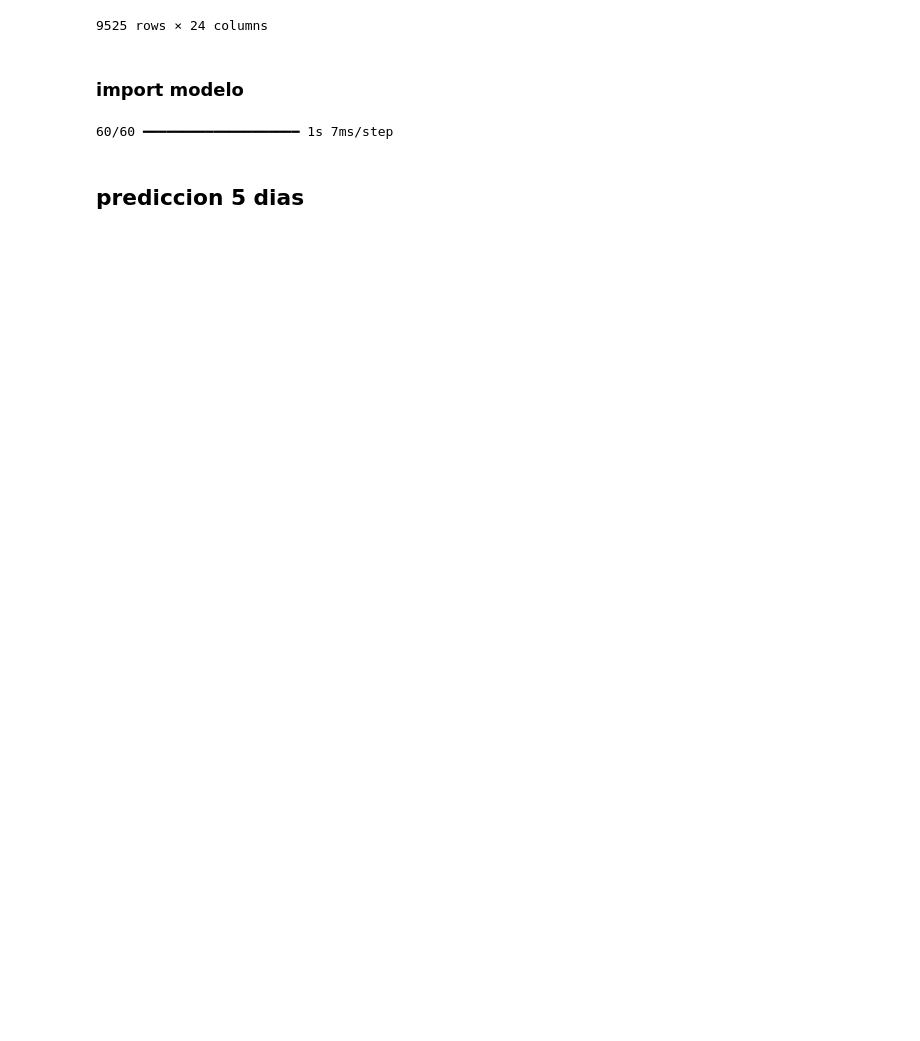
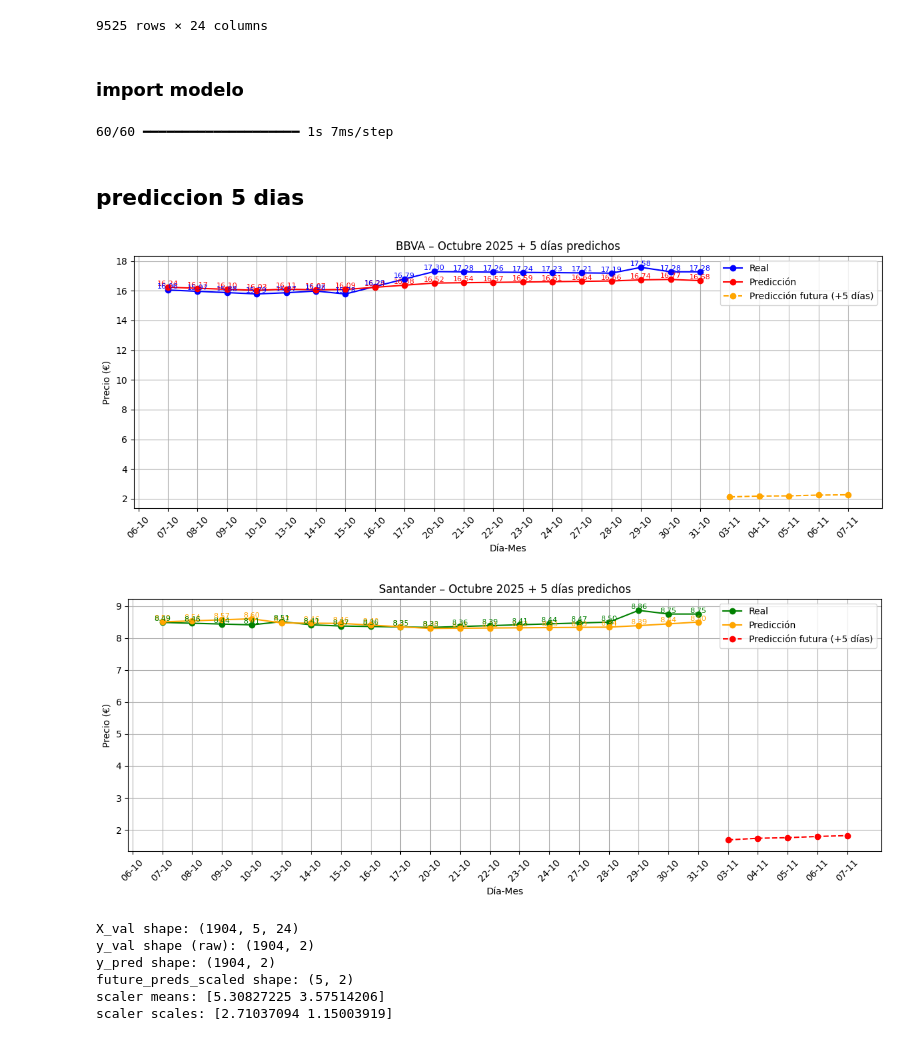
Before and after one commit to alejandromtnz/RNN-Prediccion_acciones, a Jupyter notebook: notebooks/RNN/prediccion5dias.ipynb, the cells around one changed output. Saved outputs shown, nothing was run; the diff lists cells and outputs as text; code cells hidden in the pictures; blank space fills up the shorter version.

Commit message:
pimeras predicciones

```diff
--- a/notebooks/RNN/prediccion5dias.ipynb
+++ b/notebooks/RNN/prediccion5dias.ipynb
@@ -224,34 +224,38 @@ df_val_san_inv = pd.DataFrame({
 # ===============================
 # 6️⃣ Predicción 5 días hacia adelante
 # ===============================
-# Tomamos el último bloque de datos de validación y predecimos iterativamente
 import numpy as np
 from datetime import timedelta
 import pandas as pd
 
-n_days_ahead = 5
-last_X = X_val[-1:]  # último bloque temporal usado en validación
-future_preds = []
+n_future = 5  # días a predecir
+last_X = X_val[-1:].copy()  # última ventana usada
+future_preds_scaled = []
 
-for _ in range(n_days_ahead):
-    pred = model.predict(last_X)
-    future_preds.append(pred[0])  # guardar (2 valores: BBVA, SAN)
+for _ in range(n_future):
+    # 1️⃣ Predicción del modelo
+    pred_scaled = model.predict(last_X, verbose=0)
+    future_preds_scaled.append(pred_scaled[0])  # (2,)
 
-    # actualizar ventana: eliminar primer paso y añadir la predicción
-    new_step = np.expand_dims(pred, axis=0)
-    last_X = np.concatenate([last_X[:, 1:, :], new_step], axis=1)
+    # 2️⃣ Crear nuevo vector de entrada manteniendo dimensiones originales
+    # Sustituimos las 2 primeras columnas (targets) dentro del total de features
+    new_step = last_X[:, -1, :].copy()  # copia del último paso
+    new_step[0, 0:2] = pred_scaled  # solo actualizar las 2 columnas objetivo
 
-# Convertir y desescalar
-future_preds = np.array(future_preds)
-future_preds_inv = scaler_target.inverse_transform(future_preds)
+    # 3️⃣ Insertar nuevo paso al final de la secuencia
+    last_X = np.concatenate([last_X[:, 1:, :], new_step.reshape(1, 1, -1)], axis=1)
 
-# Generar fechas hábiles siguientes
-last_date = max(dates_val)
-future_dates = pd.bdate_range(start=last_date + timedelta(days=1), periods=n_days_ahead)
+# Convertir predicciones escaladas a reales
+future_preds_scaled = np.array(future_preds_scaled)
+future_preds = scaler_target.inverse_transform(future_preds_scaled)
 
-# DataFrames futuros
-df_future_bbva = pd.DataFrame({'date': future_dates, 'y_pred': future_preds_inv[:, 0]})
-df_future_san  = pd.DataFrame({'date': future_dates, 'y_pred': future_preds_inv[:, 1]})
+# Fechas futuras (días hábiles)
+last_date = df_val_bbva_inv['date'].max()
+future_dates = pd.bdate_range(start=last_date + pd.Timedelta(days=1), periods=n_future)
+
+# Crear DataFrames futuros
+df_future_bbva = pd.DataFrame({'date': future_dates, 'pred': future_preds[:, 0]})
+df_future_san  = pd.DataFrame({'date': future_dates, 'pred': future_preds[:, 1]})
 
 # ===============================
 # 7️⃣ Gráficos separados (Octubre + Predicción futura)
@@ -276,43 +280,71 @@ def annotate_prices(ax, x, y, color):
 
 # --- BBVA ---
 plt.figure(figsize=(12, 5))
+# Asegurar que 'date' exista como columna
+if 'date' not in df_oct_bbva.columns:
+    df_oct_bbva = df_oct_bbva.reset_index().rename(columns={'index': 'date'})
+if 'date' not in df_oct_san.columns:
+    df_oct_san = df_oct_san.reset_index().rename(columns={'index': 'date'})
+
+# Preparar eje X (formato día-mes)
 dates_plot = df_oct_bbva['date'].dt.strftime('%d-%m')
+
 plt.plot(dates_plot, df_oct_bbva['y_real'], label='Real', color='blue', marker='o')
 plt.plot(dates_plot, df_oct_bbva['y_pred'], label='Predicción', color='red', marker='o')
 
 # Añadir 5 días futuros
-plt.plot(df_future_bbva['date'].dt.strftime('%d-%m'), df_future_bbva['y_pred'],
+plt.plot(df_future_bbva['date'].dt.strftime('%d-%m'), df_future_bbva['pred'],
          label='Predicción futura (+5 días)', color='orange', marker='o', linestyle='--')
 
 annotate_prices(plt.gca(), range(len(df_oct_bbva)), df_oct_bbva['y_pred'], 'red')
 annotate_prices(plt.gca(), range(len(df_oct_bbva)), df_oct_bbva['y_real'], 'blue')
 
 plt.title('BBVA – Octubre 2025 + 5 días predichos')
 plt.xlabel('Día-Mes')
 plt.ylabel('Precio (€)')
 plt.xticks(rotation=45)
 plt.legend()
 plt.grid(True)
 plt.tight_layout()
 plt.show()
 
 # --- SANTANDER ---
 plt.figure(figsize=(12, 5))
 dates_plot = df_oct_san['date'].dt.strftime('%d-%m')
 plt.plot(dates_plot, df_oct_san['y_real'], label='Real', color='green', marker='o')
 plt.plot(dates_plot, df_oct_san['y_pred'], label='Predicción', color='orange', marker='o')
 
-plt.plot(df_future_san['date'].dt.strftime('%d-%m'), df_future_san['y_pred'],
+plt.plot(df_future_san['date'].dt.strftime('%d-%m'), df_future_san['pred'],
          label='Predicción futura (+5 días)', color='red', marker='o', linestyle='--')
 
 annotate_prices(plt.gca(), range(len(df_oct_san)), df_oct_san['y_pred'], 'orange')
 annotate_prices(plt.gca(), range(len(df_oct_san)), df_oct_san['y_real'], 'green')
 
 plt.title('Santander – Octubre 2025 + 5 días predichos')
 plt.xlabel('Día-Mes')
 plt.ylabel('Precio (€)')
 plt.xticks(rotation=45)
 plt.legend()
 plt.grid(True)
 plt.tight_layout()
 plt.show()
+# %% [output]
+[figure, added]
+[figure, added]
+# %%
+# Comprueba shapes
+print("X_val shape:", X_val.shape)
+print("y_val shape (raw):", y_val.shape)
+print("y_pred shape:", y_pred.shape)
+print("future_preds_scaled shape:", future_preds_scaled.shape)
+
+# Si usaste scaler_target.fit(data_rnn[['BBVA.MC_Close','SAN.MC_Close']])
+print("scaler means:", scaler_target.mean_)
+print("scaler scales:", scaler_target.scale_)
+# %% [output]
+X_val shape: (1904, 5, 24)
+y_val shape (raw): (1904, 2)
+y_pred shape: (1904, 2)
+future_preds_scaled shape: (5, 2)
+scaler means: [5.30827225 3.57514206]
+scaler scales: [2.71037094 1.15003919]
```
Also changed, not shown: parts of 8 cells of this notebook.
